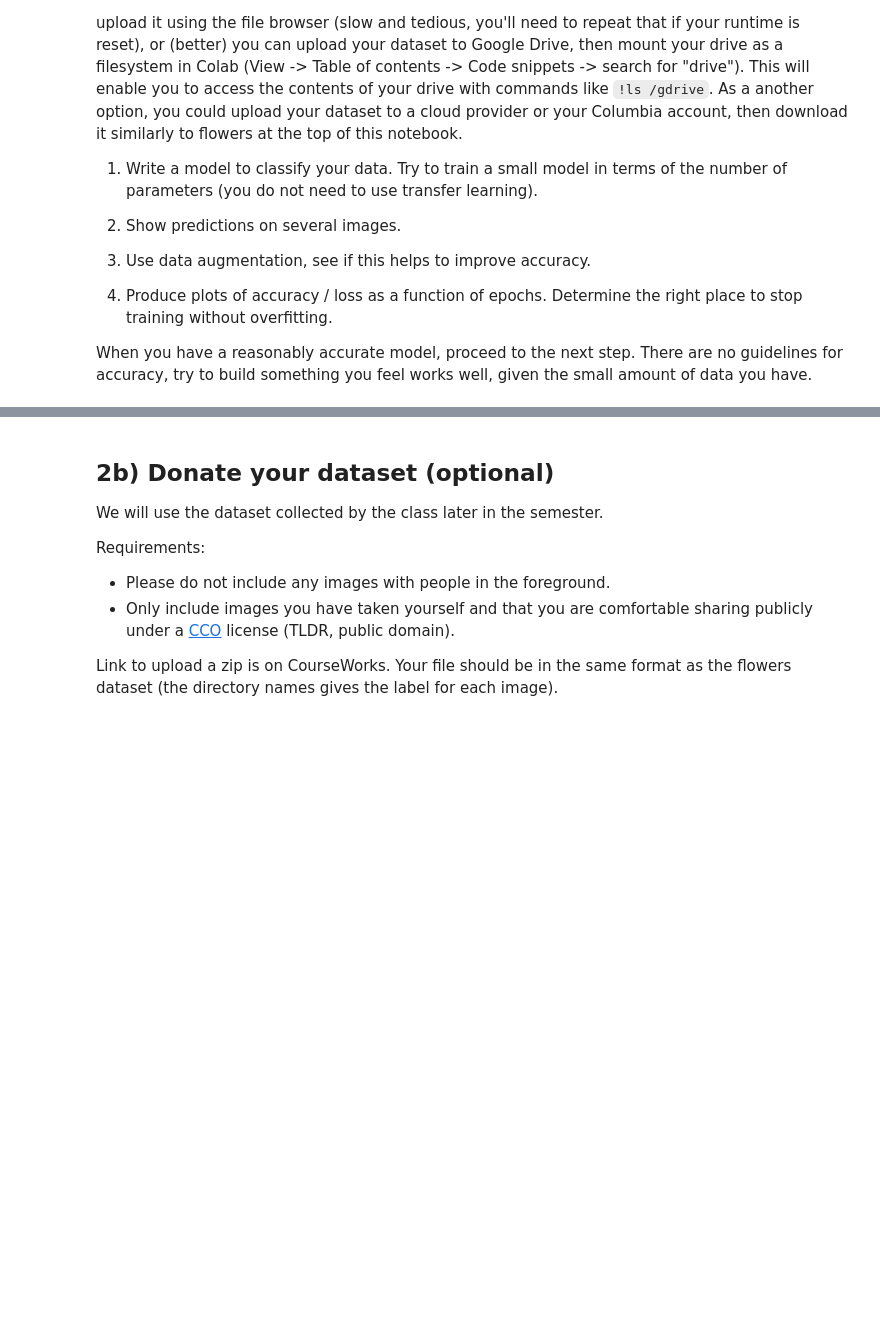
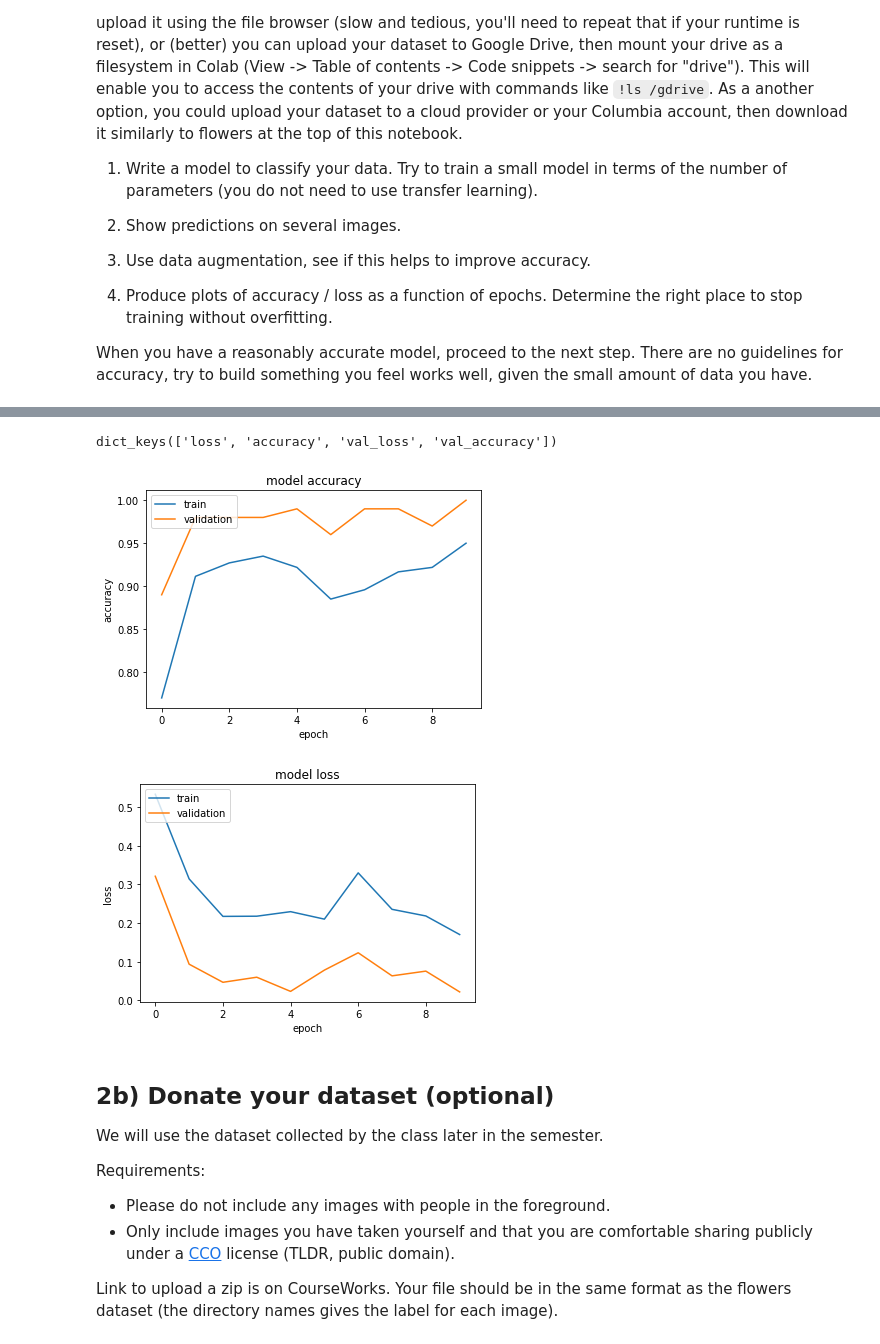
Before and after one commit to yuchu1996/big_data_projects, a Jupyter notebook: a2_1.ipynb, the cells around one changed output, grey strips where cells are left out. Cells and saved outputs as stored; diff of their text form; code cells hidden in the pictures; blank space fills up the shorter version.

```diff
--- a/a2_1.ipynb
+++ b/a2_1.ipynb
@@ -679,0 +957,13 @@ for data_batch, labels_batch in train_generator:
+# %%
+## plot the loss / accuracy of of epoch
+# Compile model
+model.compile(optimizer='adam',
+              loss='categorical_crossentropy',
+              metrics=['accuracy'])
+# Fit the model
+history = model.fit_generator(
+      train_generator,
+      steps_per_epoch=10,
+      epochs=10,
+      validation_data=validation_generator,
+      validation_steps=5)
@@ -680,3 +991,27 @@ for data_batch, labels_batch in train_generator:
+# %%
+
+# list all data in history
+print(history.history.keys())
+# summarize history for accuracy
+plt.plot(history.history['accuracy'])
+plt.plot(history.history['val_accuracy'])
+plt.title('model accuracy')
+plt.ylabel('accuracy')
+plt.xlabel('epoch')
+plt.legend(['train', 'validation'], loc='upper left')
+plt.show()
+# summarize history for loss
+plt.plot(history.history['loss'])
+plt.plot(history.history['val_loss'])
+plt.title('model loss')
+plt.ylabel('loss')
+plt.xlabel('epoch')
+plt.legend(['train', 'validation'], loc='upper left')
+plt.show()
+# %% [output]
+dict_keys(['loss', 'accuracy', 'val_loss', 'val_accuracy'])
+[figure, added]
+[figure, added]
 # %% [markdown]
 ## 2b) Donate your dataset (optional)
 We will use the dataset collected by the class later in the semester.
```
Also changed, not shown: parts of 47 cells of this notebook.
